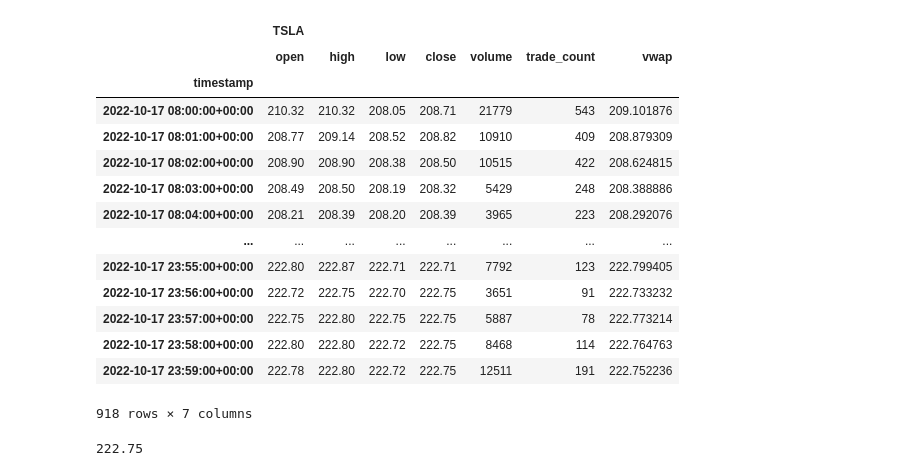
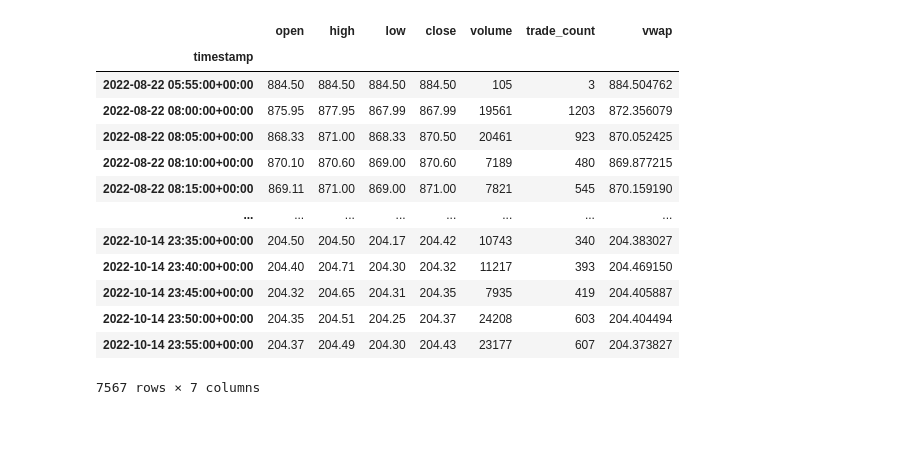
Before and after one commit to TimL2/Group_Project_2_ML_Bot, a Jupyter notebook: ML_Trading_Bot.ipynb, the cells around one changed output. Drawn from its saved outputs; the diff is of its cells as text; code cells hidden in the pictures; blank space fills up the shorter version.

Commit message:
DataFrame Update Improved Readability, added Notes

```diff
--- a/ML_Trading_Bot.ipynb
+++ b/ML_Trading_Bot.ipynb
@@ -56,22 +7,47 @@ limit_amount = prices["TSLA"]["close"][-1]
-# %%
-prices
-# %% [output]
-|  | TSLA |  |  |  |  |  |  |
-|  | open | high | low | close | volume | trade_count | vwap |
-| timestamp |  |  |  |  |  |  |  |
-| 2022-10-17 08:00:00+00:00 | 210.32 | 210.32 | 208.05 | 208.71 | 21779 | 543 | 209.101876 |
-| 2022-10-17 08:01:00+00:00 | 208.77 | 209.14 | 208.52 | 208.82 | 10910 | 409 | 208.879309 |
-| 2022-10-17 08:02:00+00:00 | 208.90 | 208.90 | 208.38 | 208.50 | 10515 | 422 | 208.624815 |
-| 2022-10-17 08:03:00+00:00 | 208.49 | 208.50 | 208.19 | 208.32 | 5429 | 248 | 208.388886 |
-| 2022-10-17 08:04:00+00:00 | 208.21 | 208.39 | 208.20 | 208.39 | 3965 | 223 | 208.292076 |
-| ... | ... | ... | ... | ... | ... | ... | ... |
-| 2022-10-17 23:55:00+00:00 | 222.80 | 222.87 | 222.71 | 222.71 | 7792 | 123 | 222.799405 |
-| 2022-10-17 23:56:00+00:00 | 222.72 | 222.75 | 222.70 | 222.75 | 3651 | 91 | 222.733232 |
-| 2022-10-17 23:57:00+00:00 | 222.75 | 222.80 | 222.75 | 222.75 | 5887 | 78 | 222.773214 |
-| 2022-10-17 23:58:00+00:00 | 222.80 | 222.80 | 222.72 | 222.75 | 8468 | 114 | 222.764763 |
-| 2022-10-17 23:59:00+00:00 | 222.78 | 222.80 | 222.72 | 222.75 | 12511 | 191 | 222.752236 |
-918 rows × 7 columns
-# %%
-limit_amount
-# %% [output]
-222.75
+# %%
+# API credentials
+ALPACA_API_KEY = 'PKETI0Q5C8PPUXVNHJFJ'
+ALPACA_SECRET_KEY = 'WQxmEpBCoMXydCCg0G8cUe6hGLpgaAfrvedZ09Fy'
+ALPACA_API_BASE_URL = "https://paper-api.alpaca.markets"
+
+# Create a connection to the API
+api = tradeapi.REST(ALPACA_API_KEY, ALPACA_SECRET_KEY, ALPACA_API_BASE_URL, api_version="v2")
+
+# Set signal variable
+signal = 1
+
+# Create buy signal, num shares and ticker
+if signal == 1:
+    orderSide = "buy"
+else:
+    orderSide = "sell"
+
+# Set the ticket symbol and the number of shares to buy
+ticker = "TSLA"
+number_of_shares = 1
+
+# Make API call
+prices = api.get_bars(ticker, "5Min", "2022-08-22", "2022-10-14", adjustment='raw').df
+# Reorganize the DataFrame
+prices = pd.concat([prices], axis=1, keys=["TSLA"])
+
+# Drop the Multi-Index from the DataFrame
+prices.columns = prices.columns.droplevel(0)
+# create a seperate dataframe for signals
+signals_df = prices
+signals_df
+# %% [output]
+|  | open | high | low | close | volume | trade_count | vwap |
+| timestamp |  |  |  |  |  |  |  |
+| 2022-08-22 05:55:00+00:00 | 884.50 | 884.50 | 884.50 | 884.50 | 105 | 3 | 884.504762 |
+| 2022-08-22 08:00:00+00:00 | 875.95 | 877.95 | 867.99 | 867.99 | 19561 | 1203 | 872.356079 |
+| 2022-08-22 08:05:00+00:00 | 868.33 | 871.00 | 868.33 | 870.50 | 20461 | 923 | 870.052425 |
+| 2022-08-22 08:10:00+00:00 | 870.10 | 870.60 | 869.00 | 870.60 | 7189 | 480 | 869.877215 |
+| 2022-08-22 08:15:00+00:00 | 869.11 | 871.00 | 869.00 | 871.00 | 7821 | 545 | 870.159190 |
+| ... | ... | ... | ... | ... | ... | ... | ... |
+| 2022-10-14 23:35:00+00:00 | 204.50 | 204.50 | 204.17 | 204.42 | 10743 | 340 | 204.383027 |
+| 2022-10-14 23:40:00+00:00 | 204.40 | 204.71 | 204.30 | 204.32 | 11217 | 393 | 204.469150 |
+| 2022-10-14 23:45:00+00:00 | 204.32 | 204.65 | 204.31 | 204.35 | 7935 | 419 | 204.405887 |
+| 2022-10-14 23:50:00+00:00 | 204.35 | 204.51 | 204.25 | 204.37 | 24208 | 603 | 204.404494 |
+| 2022-10-14 23:55:00+00:00 | 204.37 | 204.49 | 204.30 | 204.43 | 23177 | 607 | 204.373827 |
+7567 rows × 7 columns
```
Also changed, not shown: parts of 18 cells of this notebook.
